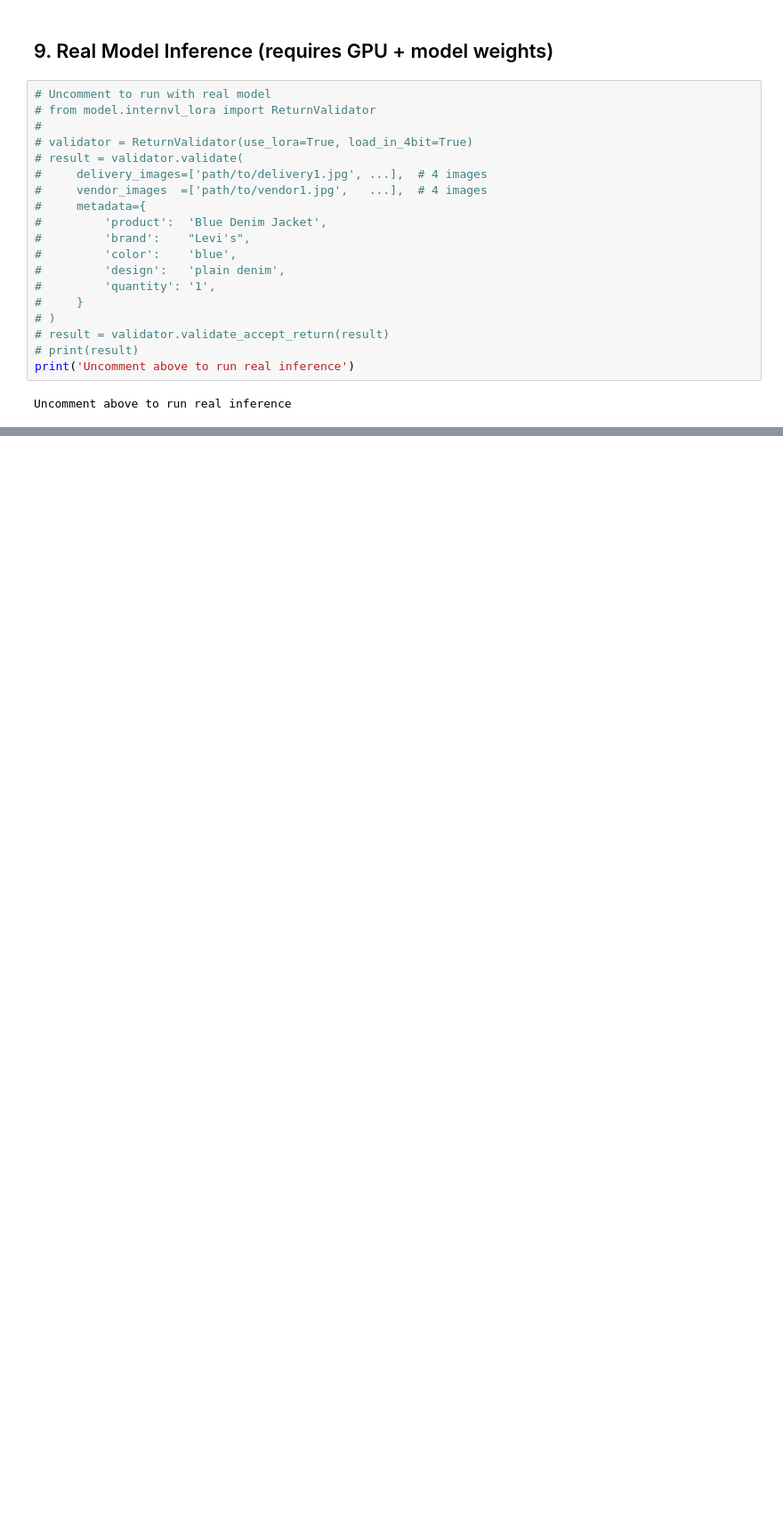
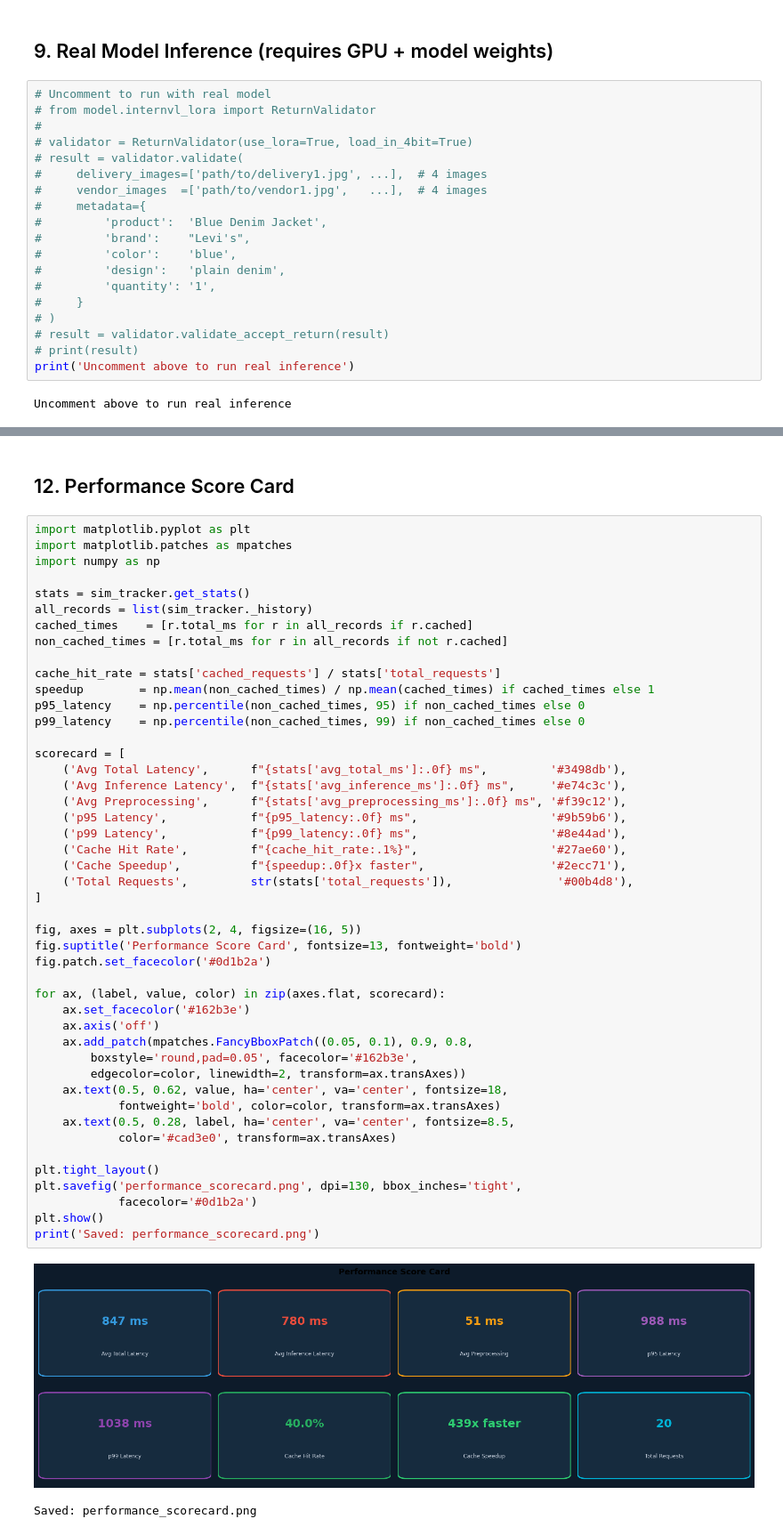
Before and after one commit to shantanubokey/ecom-return-validator, a Jupyter notebook: notebook.ipynb, the cells around one changed output, grey strips where cells are left out. Shown at 89% size. Saved outputs shown, nothing was run; the diff lists cells and outputs as text; blank space fills up the shorter version.

```diff
--- a/notebook.ipynb
+++ b/notebook.ipynb
@@ -278,0 +404,51 @@ Uncomment above to run real inference
+# %% [markdown]
+## 12. Performance Score Card
+# %%
+import matplotlib.pyplot as plt
+import matplotlib.patches as mpatches
+import numpy as np
+
+stats = sim_tracker.get_stats()
+all_records = list(sim_tracker._history)
+cached_times    = [r.total_ms for r in all_records if r.cached]
+non_cached_times = [r.total_ms for r in all_records if not r.cached]
+
+cache_hit_rate = stats['cached_requests'] / stats['total_requests']
+speedup        = np.mean(non_cached_times) / np.mean(cached_times) if cached_times else 1
+p95_latency    = np.percentile(non_cached_times, 95) if non_cached_times else 0
+p99_latency    = np.percentile(non_cached_times, 99) if non_cached_times else 0
+
+scorecard = [
+    ('Avg Total Latency',      f"{stats['avg_total_ms']:.0f} ms",         '#3498db'),
+    ('Avg Inference Latency',  f"{stats['avg_inference_ms']:.0f} ms",     '#e74c3c'),
+    ('Avg Preprocessing',      f"{stats['avg_preprocessing_ms']:.0f} ms", '#f39c12'),
+    ('p95 Latency',            f"{p95_latency:.0f} ms",                   '#9b59b6'),
+    ('p99 Latency',            f"{p99_latency:.0f} ms",                   '#8e44ad'),
+    ('Cache Hit Rate',         f"{cache_hit_rate:.1%}",                   '#27ae60'),
+    ('Cache Speedup',          f"{speedup:.0f}x faster",                  '#2ecc71'),
+    ('Total Requests',         str(stats['total_requests']),               '#00b4d8'),
+]
+
+fig, axes = plt.subplots(2, 4, figsize=(16, 5))
+fig.suptitle('Performance Score Card', fontsize=13, fontweight='bold')
+fig.patch.set_facecolor('#0d1b2a')
+
+for ax, (label, value, color) in zip(axes.flat, scorecard):
+    ax.set_facecolor('#162b3e')
+    ax.axis('off')
+    ax.add_patch(mpatches.FancyBboxPatch((0.05, 0.1), 0.9, 0.8,
+        boxstyle='round,pad=0.05', facecolor='#162b3e',
+        edgecolor=color, linewidth=2, transform=ax.transAxes))
+    ax.text(0.5, 0.62, value, ha='center', va='center', fontsize=18,
+            fontweight='bold', color=color, transform=ax.transAxes)
+    ax.text(0.5, 0.28, label, ha='center', va='center', fontsize=8.5,
+            color='#cad3e0', transform=ax.transAxes)
+
+plt.tight_layout()
+plt.savefig('performance_scorecard.png', dpi=130, bbox_inches='tight',
+            facecolor='#0d1b2a')
+plt.show()
+print('Saved: performance_scorecard.png')
+# %% [output]
+[figure, added]
+Saved: performance_scorecard.png
```
Also changed, not shown: parts of 9 cells of this notebook, 16 other files.
